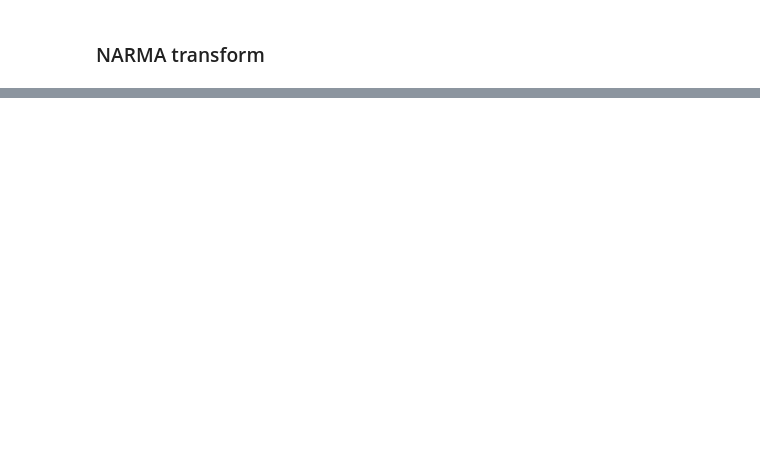
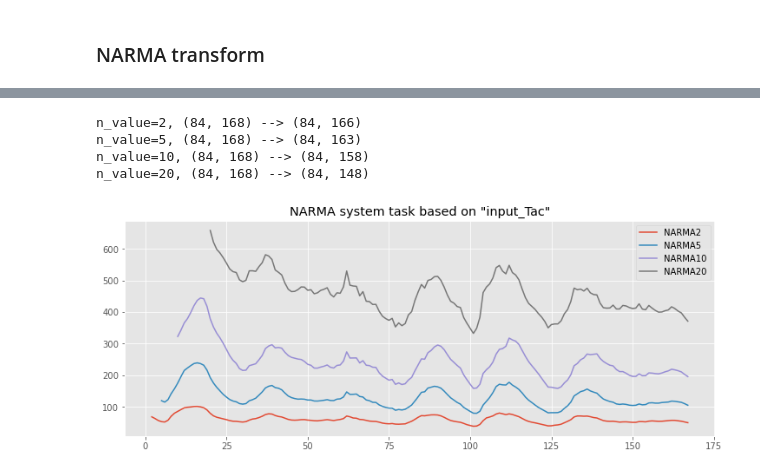
Before and after one commit to mcndt/thesis-plant-reservoir-computing, a Jupyter notebook: notebooks/rc_benchmark_definitions.ipynb, the cells around one changed output, grey strips where cells are left out. Drawn from its saved outputs; the diff is of its cells as text; code cells hidden in the pictures; blank space fills up the shorter version.

```diff
--- a/notebooks/rc_benchmark_definitions.ipynb
+++ b/notebooks/rc_benchmark_definitions.ipynb
@@ -143,26 +154,33 @@ coefs=(0, 1, 0, 16, 0, 3)
 # %%
 from pipeline_base import NarmaTargetTransform
 
 
-n_values = [1, 2, 4, 8]
-narma_transforms = [NarmaTargetTransform() for n in n_values]
+n_values = [2, 5, 10, 20]
+narma_transforms = [NarmaTargetTransform(n=n, scale=1) for n in n_values]
 
 tf_data = []
 for n_value, tf in zip(n_values, narma_transforms):
   X, y, groups = tf.transform(X_raw, y_raw, groups_raw)
   print(f'{n_value=}, {y_raw.shape} --> {y.shape}')
   tf_data.append((X, y, groups))
 
 
 with plt.style.context('ggplot'):
   fig, ax = plt.subplots(1, 1, figsize=(10, 4), constrained_layout=True)
 
   for i in range(len(n_values)):
     X, y, groups = tf_data[i]
     n_value = n_values[i]
     plot_data = y[0]
-    time = np.arange(len(plot_data))
-    ax.plot(time, plot_data, label=f'{d}-step delay')
+    time = np.arange(len(plot_data)) + n_value
+    ax.plot(time, plot_data, label=f'NARMA{n_value}')
+
 
   ax.legend()
-  ax.set_title(f'Delay line task based on "{target}"'),
+  ax.set_title(f'NARMA system task based on "{target}"'),
+# %% [output]
+n_value=2, (84, 168) --> (84, 166)
+n_value=5, (84, 168) --> (84, 163)
+n_value=10, (84, 168) --> (84, 158)
+n_value=20, (84, 168) --> (84, 148)
+[figure, added]
```
Also changed, not shown: parts of 6 cells of this notebook, 1 other file.
